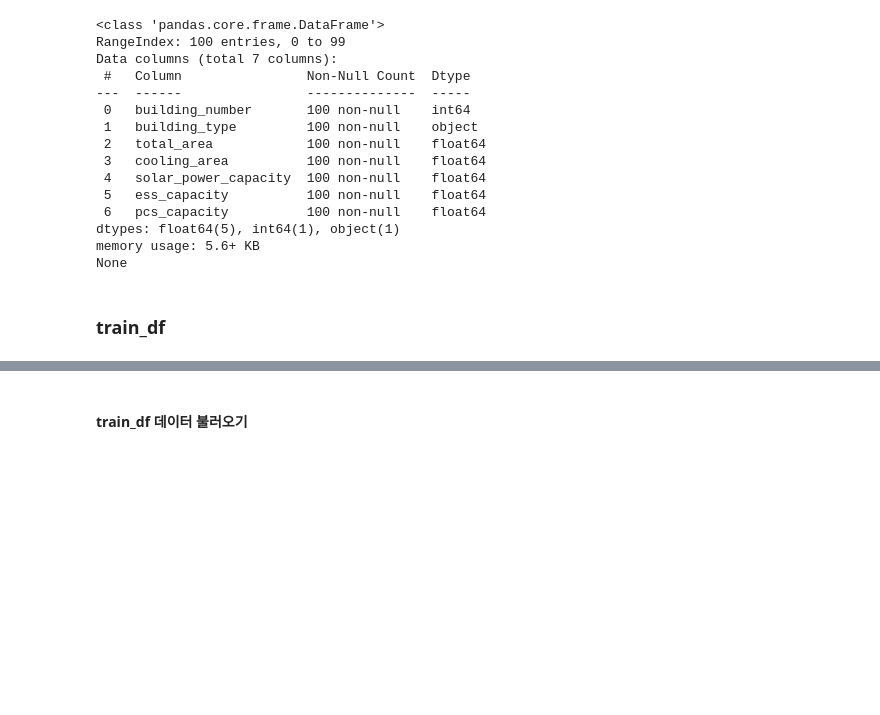
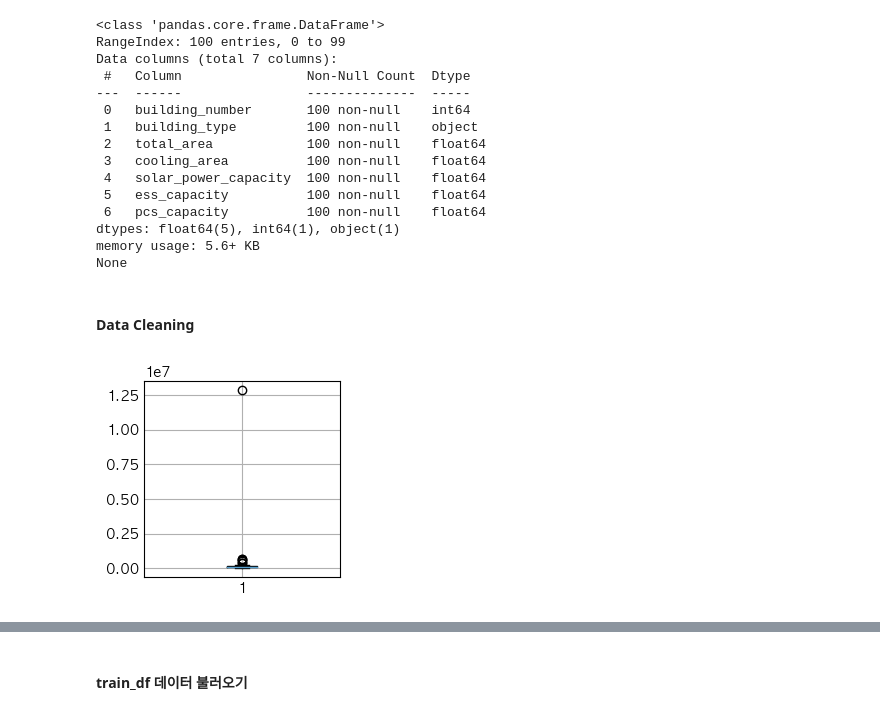
Before and after one commit to zivary/ABBA_test, a Jupyter notebook: ABBA_test-main/ABBA_test_2.ipynb, the cells around one changed output, grey strips where cells are left out. Saved outputs shown, nothing was run; the diff lists cells and outputs as text; code cells hidden in the pictures; blank space fills up the shorter version.

```diff
--- a/ABBA_test-main/ABBA_test_2.ipynb
+++ b/ABBA_test-main/ABBA_test_2.ipynb
@@ -133,5 +134,5 @@ Data columns (total 7 columns):
 dtypes: float64(5), int64(1), object(1)
 memory usage: 5.6+ KB
 None
-# %% [markdown]
-### train_df
+# %% [markdown]
+#### Data Cleaning
@@ -137,0 +144,13 @@ None
+# %%
+plt.style.use('_mpl-gallery')
+
+# make data:
+np.random.seed(10)
+D = building_info.total_area
+
+# plot
+
+plt.boxplot(D)
+plt.show()
+# %% [output]
+[figure, added]
```
Also changed, not shown: parts of 36 cells of this notebook, 1 other file.
